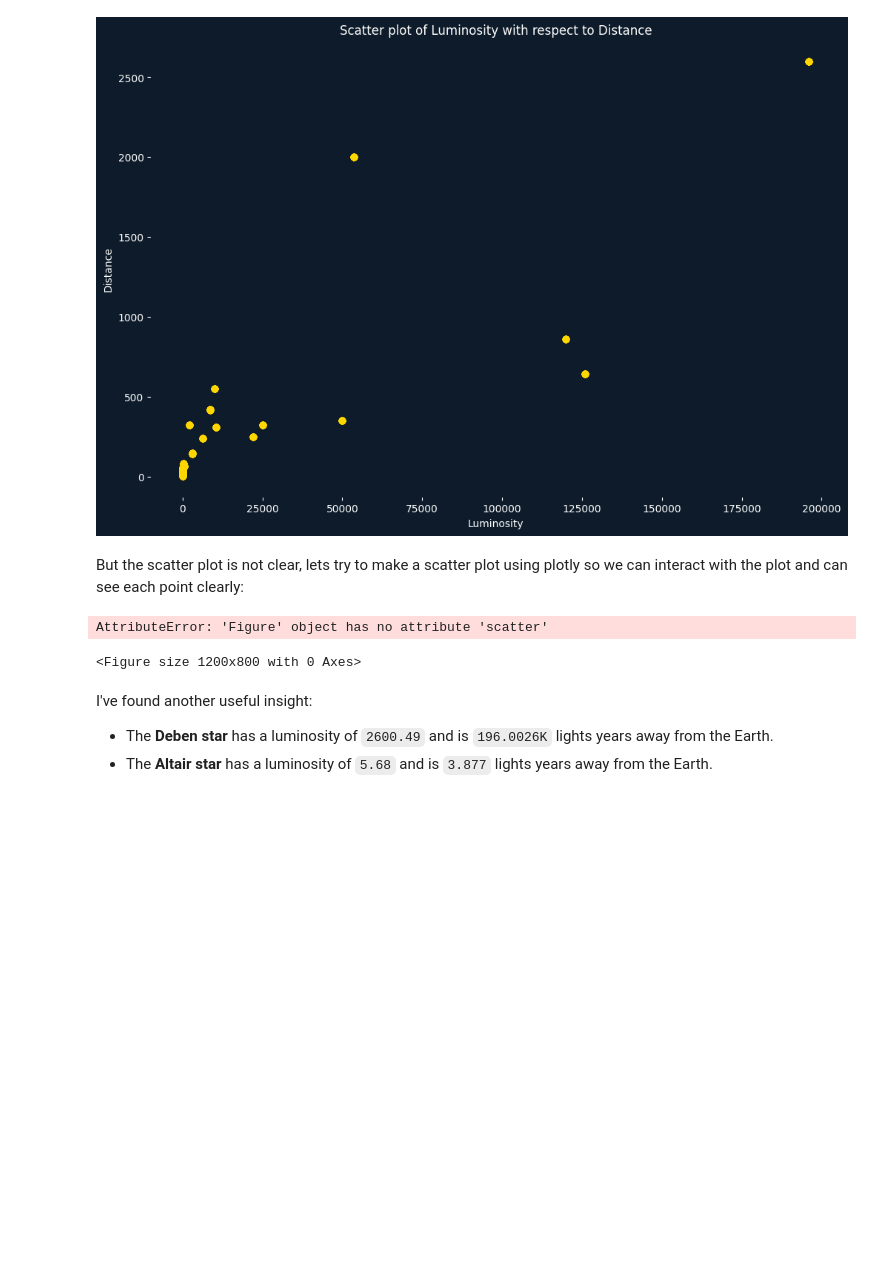
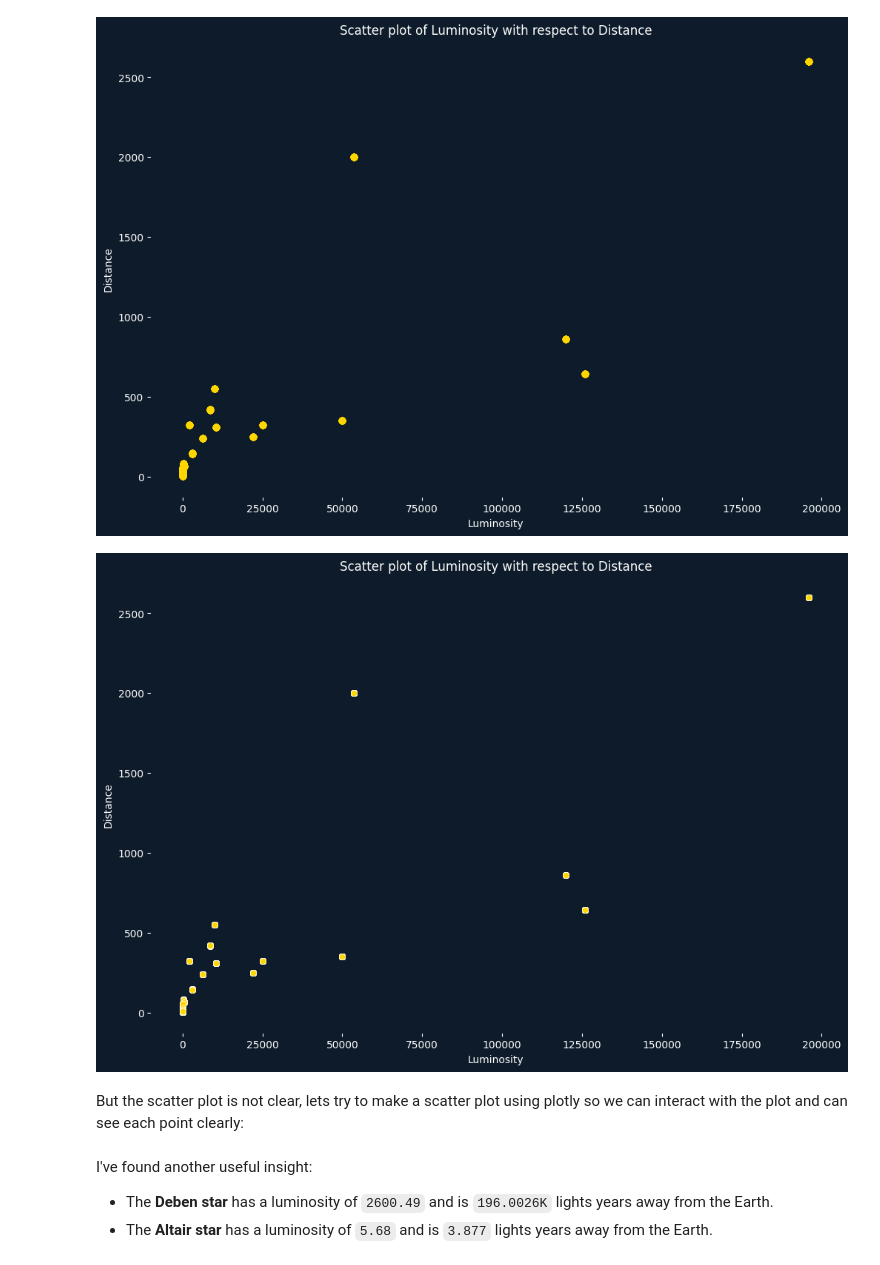
Before and after one commit to faizan-yousaf/Stellar_Insight, a Jupyter notebook: stars.ipynb, the cells around one changed output. Drawn from its saved outputs; the diff is of its cells as text; code cells hidden in the pictures; blank space fills up the shorter version.

```diff
--- a/stars.ipynb
+++ b/stars.ipynb
@@ -597,18 +632,24 @@ plt.ylabel("Distance")
 plt.show()
 # %% [output]
 [figure]
+# %%
+# lets try to make a scatter plot of Luminosity with respect to Distance using seaborn:
+
+plt.figure(figsize=(12, 8))
+sns.scatterplot(data=df, x='Luminosity', y='Distance', color='gold')
+plt.title("Scatter plot of Luminosity with respect to Distance")
+plt.xlabel("Luminosity")
+plt.ylabel("Distance")
+plt.show()
+# %% [output]
+[figure, added]
 # %% [markdown]
 But the scatter plot is not clear, lets try to make a scatter plot using plotly so we can interact with the plot and can see each point clearly:
 # %%
-plt.figure(figsize=(12, 8))
-fig.scatter(data=df, x='Luminosity', y='Distance', hue= 'Name', color='gold')
-plt.title("Scatter plot of Luminosity with respect to Distance")
-plt.xlabel("Luminosity")
-plt.ylabel("Distance")
-plt.show()
+# lets try the same plot using plotly:
+
+fig = px.scatter(df, x='Luminosity', y='Distance', color='Name', title='Scatter plot of Luminosity with respect to Distance')
+fig.show()
-# %% [output]
-AttributeError: 'Figure' object has no attribute 'scatter'
-<Figure size 1200x800 with 0 Axes>
 # %% [markdown]
 I've found another useful insight:
 
```
Also changed, not shown: parts of 14 cells of this notebook.
